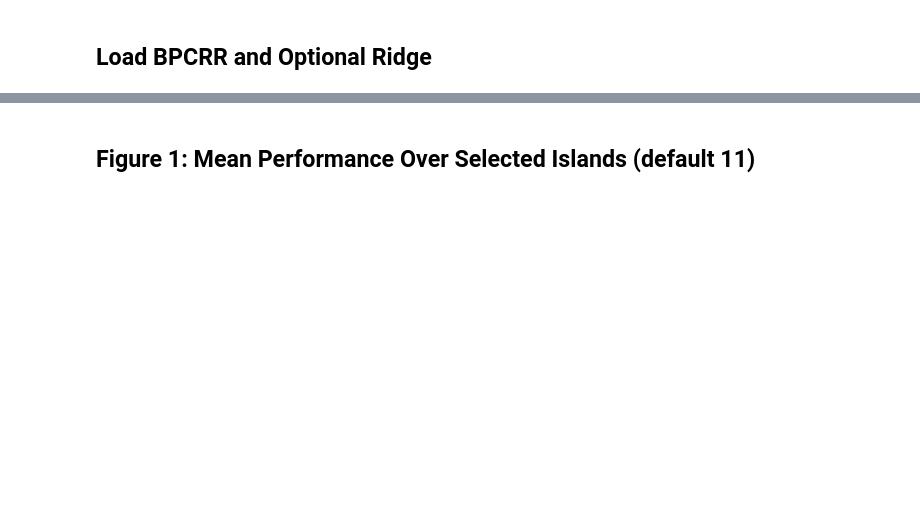
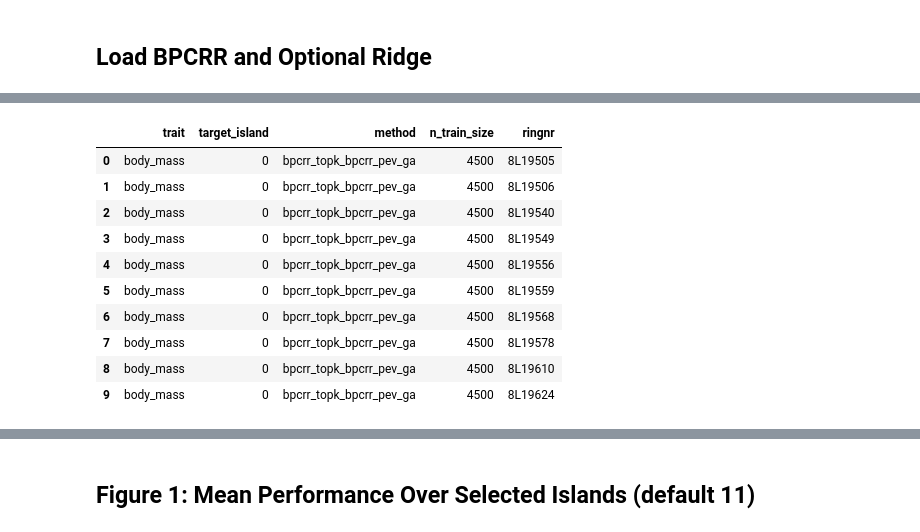
Before and after one commit to simennes/Master_thesis, a Jupyter notebook: notebooks/visualize_bpcrr_inla.ipynb, the cells around one changed output, grey strips where cells are left out. Saved outputs shown, nothing was run; the diff lists cells and outputs as text; code cells hidden in the pictures; blank space fills up the shorter version.

Commit message:
bpcrr notebook refine

```diff
--- a/notebooks/visualize_bpcrr_inla.ipynb
+++ b/notebooks/visualize_bpcrr_inla.ipynb
@@ -80,13 +83,59 @@ def _load_and_standardize(path: Path, model_name: str) -> pd.DataFrame:
     df["model"] = model_name
     return df
 
-bpcrr_path = _find_csv(BPCRR_DIR, "bpcrr_inla_rank_select_results.csv")
-if bpcrr_path is None:
-    raise FileNotFoundError("Could not find bpcrr_inla_rank_select_results.csv")
-bpcrr = _load_and_standardize(bpcrr_path, "bpcrr")
-print("Loaded BPCRR:", bpcrr_path, bpcrr.shape)
 
-parts = [bpcrr]
+def _keep_pev_methods(df: pd.DataFrame) -> pd.DataFrame:
+    # Only keep explicit PEV curves from the supplemental run.
+    mask = df["method"].astype(str).str.contains("pev", case=False, na=False)
+    return df[mask].copy()
+
+
+bpcrr_main_path = _find_csv(BPCRR_MAIN_DIR, "bpcrr_inla_rank_select_results.csv")
+if bpcrr_main_path is None:
+    raise FileNotFoundError("Could not find bpcrr_inla_rank_select_results.csv in BPCRR_MAIN_DIR")
+bpcrr_main = _load_and_standardize(bpcrr_main_path, "bpcrr")
+print("Loaded BPCRR main:", bpcrr_main_path, bpcrr_main.shape)
+
+parts = [bpcrr_main]
+
+bpcrr_pev = pd.DataFrame()
+bpcrr_pev_path = None
+if BPCRR_PEV_DIR is not None:
+    bpcrr_pev_path = _find_csv(BPCRR_PEV_DIR, "bpcrr_inla_rank_select_results.csv")
+    if bpcrr_pev_path is not None:
+        bpcrr_pev_all = _load_and_standardize(bpcrr_pev_path, "bpcrr")
+        bpcrr_pev = _keep_pev_methods(bpcrr_pev_all)
+        if not bpcrr_pev.empty:
+            parts.append(bpcrr_pev)
+            print("Loaded BPCRR PEV curves:", bpcrr_pev_path, bpcrr_pev.shape)
+        else:
+            print("No PEV-labeled methods found in:", bpcrr_pev_path)
+    else:
+        print("BPCRR PEV source file not found under", BPCRR_PEV_DIR)
+
+bpcrr_selected_path = _find_csv(BPCRR_PEV_DIR, "bpcrr_inla_ranked_selected_individuals.csv") if BPCRR_PEV_DIR is not None else None
+bpcrr_selected = pd.DataFrame()
+if bpcrr_selected_path is not None:
+    bpcrr_selected = pd.read_csv(bpcrr_selected_path)
+    print("Loaded BPCRR selected individuals:", bpcrr_selected_path, bpcrr_selected.shape)
+    cols = [c for c in ["trait", "target_island", "method", "n_train_size", "ringnr"] if c in bpcrr_selected.columns]
+    if cols:
+        display(bpcrr_selected[cols].head(10))
+    else:
+        display(bpcrr_selected.head(10))
+
+    summary_cols = [c for c in ["trait", "target_island", "method", "n_train_size"] if c in bpcrr_selected.columns]
+    if summary_cols:
+        bpcrr_selected_summary = (
+            bpcrr_selected.groupby(summary_cols, dropna=False, as_index=False)
+            .size()
+            .rename(columns={"size": "n_selected_rows"})
+            .sort_values(summary_cols)
+        )
+        print("BPCRR selected summary (first 20 rows):")
+        display(bpcrr_selected_summary.head(20))
+else:
+    print("BPCRR selected individuals file not found under", BPCRR_PEV_DIR)
 
 ridge_pca = pd.DataFrame()
 if RIDGE_PCA_DIR is not None:
@@ -108,16 +157,6 @@ if RIDGE_AVGGRM_DIR is not None:
     else:
         print("Ridge avgGRM results file not found under", RIDGE_AVGGRM_DIR)
 
-ridge_delta_ld = pd.DataFrame()
-if RIDGE_DELTALD_DIR is not None:
-    ridge_delta_ld_path = _find_csv(RIDGE_DELTALD_DIR, "delta_ld_rank_weight_results.csv")
-    if ridge_delta_ld_path is not None:
-        ridge_delta_ld = _load_and_standardize(ridge_delta_ld_path, "ridge_delta_ld")
-        parts.append(ridge_delta_ld)
-        print("Loaded ridge Delta-LD:", ridge_delta_ld_path, ridge_delta_ld.shape)
-    else:
-        print("Ridge Delta-LD results file not found under", RIDGE_DELTALD_DIR)
-
 combined = pd.concat(parts, ignore_index=True)
 
 available_islands = sorted(combined["target_island"].unique().tolist())
@@ -127,7 +166,7 @@ target_islands_to_plot = available_islands
 # Plot controls (easy to edit)
 # -------------------------------
 PLOT_MODELS = ["bpcrr", "ridge_pca", "ridge_avggrm"]
-PLOT_METHODS = None  # Example: ["bpcrr_topk_avggrm", "bpcrr_topk_pc_distance", "random_individual", "avggrm_topk", "pca_source_topk", "delta_ld_island_topk"]
+PLOT_METHODS = None  # Example: ["bpcrr_topk_avggrm", "bpcrr_topk_pc_distance", "bpcrr_topk_bpcrr_pev_ga", "random_individual", "avggrm_topk", "pca_source_topk"]
 EXCLUDE_METHODS = []
 USE_RANKED_SUBSET_ONLY = True
 
@@ -193,11 +232,21 @@ def _apply_plot_filters(df: pd.DataFrame) -> pd.DataFrame:
 
 plot_data = _apply_plot_filters(combined)
 
-# full-source references are taken from unfiltered combined table
-full_source_refs = combined[combined["method"] == "full_source_unweighted"].copy()
+# Full-source references are deduplicated to one baseline row per model+target.
+# Since only PEV methods are imported from BPCRR_PEV_DIR, BPCRR full baseline comes from main run.
+full_source_refs = combined.copy()
+if "analysis" in full_source_refs.columns:
+    full_source_refs = full_source_refs[full_source_refs["analysis"] == "full_baseline"]
+full_source_refs = full_source_refs[full_source_refs["method"] == "full_source_unweighted"]
+
 if PLOT_MODELS is not None:
     full_source_refs = full_source_refs[full_source_refs["model"].isin(PLOT_MODELS)]
 full_source_refs = full_source_refs[full_source_refs["target_island"].isin(target_islands_to_plot)]
+
+sort_cols = [c for c in ["model", "target_island", "repeat", "repeat_seed"] if c in full_source_refs.columns]
+if sort_cols:
+    full_source_refs = full_source_refs.sort_values(sort_cols)
+full_source_refs = full_source_refs.drop_duplicates(subset=["model", "target_island"], keep="first")
 full_source_refs["model_display"] = full_source_refs["model"].map(_display_model_name)
 
 print("Combined rows:", len(combined))
@@ -206,4 +255,7 @@ print("Models in plot:", sorted(plot_data["model"].unique().tolist()))
 print("Display models:", sorted(plot_data["model_display"].unique().tolist()))
 print("Methods in plot:", sorted(plot_data["method"].astype(str).unique().tolist()))
 print("Target islands to plot:", target_islands_to_plot)
+print("BPCRR main source file:", bpcrr_main_path)
+print("BPCRR PEV source file:", bpcrr_pev_path)
+print("Full-source reference rows (deduplicated):", len(full_source_refs))
 # %% [output]
@@ -219,0 +265,11 @@ Target islands to plot: [0, 1, 2, 3, 4, 5, 6, 7, 8, 9, 10, 11, 12, 13, 14, 15]
+|  | trait | target_island | method | n_train_size | ringnr |
+| 0 | body_mass | 0 | bpcrr_topk_bpcrr_pev_ga | 4500 | 8L19505 |
+| 1 | body_mass | 0 | bpcrr_topk_bpcrr_pev_ga | 4500 | 8L19506 |
+| 2 | body_mass | 0 | bpcrr_topk_bpcrr_pev_ga | 4500 | 8L19540 |
+| 3 | body_mass | 0 | bpcrr_topk_bpcrr_pev_ga | 4500 | 8L19549 |
+| 4 | body_mass | 0 | bpcrr_topk_bpcrr_pev_ga | 4500 | 8L19556 |
+| 5 | body_mass | 0 | bpcrr_topk_bpcrr_pev_ga | 4500 | 8L19559 |
+| 6 | body_mass | 0 | bpcrr_topk_bpcrr_pev_ga | 4500 | 8L19568 |
+| 7 | body_mass | 0 | bpcrr_topk_bpcrr_pev_ga | 4500 | 8L19578 |
+| 8 | body_mass | 0 | bpcrr_topk_bpcrr_pev_ga | 4500 | 8L19610 |
+| 9 | body_mass | 0 | bpcrr_topk_bpcrr_pev_ga | 4500 | 8L19624 |
```
Also changed, not shown: parts of 5 cells of this notebook, 3 other files.
